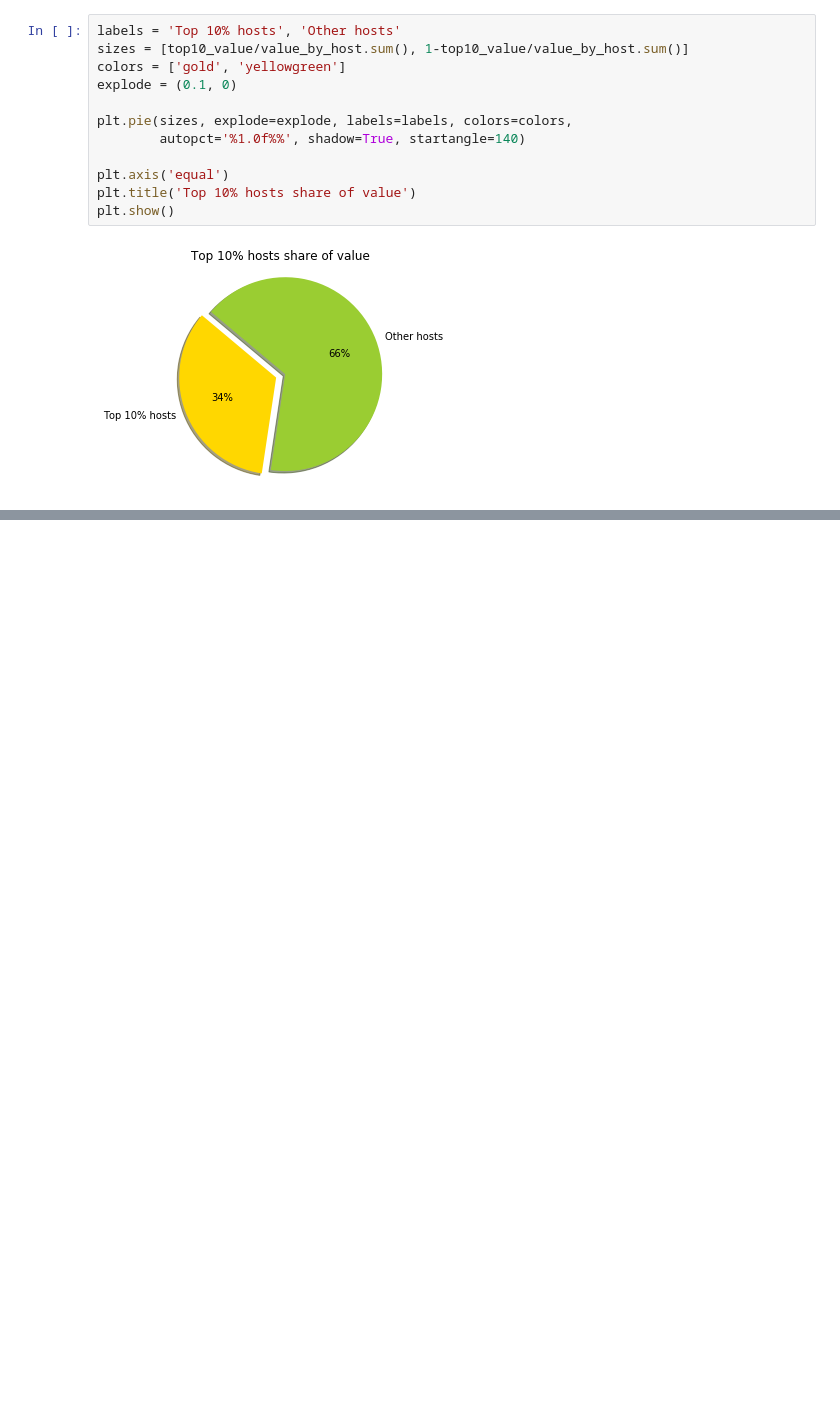
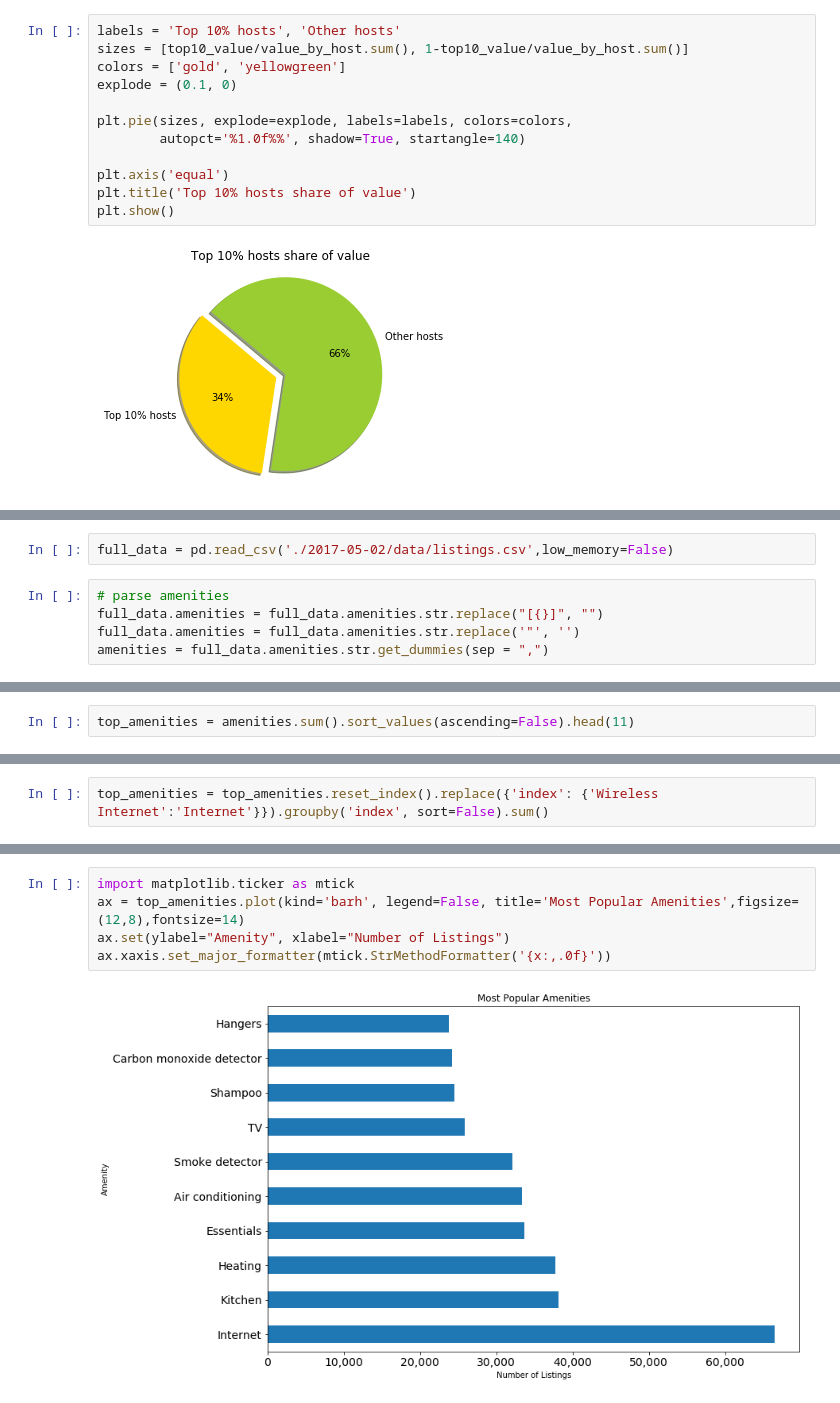
Before and after one commit to Dianaumd/project1, a Jupyter notebook: Visualizations.ipynb, the cells around one changed output, grey strips where cells are left out. Saved outputs shown, nothing was run; the diff lists cells and outputs as text; blank space fills up the shorter version.

```diff
--- a/Visualizations.ipynb
+++ b/Visualizations.ipynb
@@ -90,3 +108,10 @@ Manhattan        19212
 Queens            3821
 Staten Island      261
 Name: id, dtype: int64
+# %%
+full_data = pd.read_csv('./2017-05-02/data/listings.csv',low_memory=False)
+# %%
+# parse amenities
+full_data.amenities = full_data.amenities.str.replace("[{}]", "")
+full_data.amenities = full_data.amenities.str.replace('"', '')
+amenities = full_data.amenities.str.get_dummies(sep = ",")
@@ -92,0 +140,2 @@ Name: id, dtype: int64
+# %%
+top_amenities = amenities.sum().sort_values(ascending=False).head(11)
@@ -92,0 +157,2 @@ Name: id, dtype: int64
+# %%
+top_amenities = top_amenities.reset_index().replace({'index': {'Wireless Internet':'Internet'}}).groupby('index', sort=False).sum()
@@ -92,0 +174,7 @@ Name: id, dtype: int64
+# %%
+import matplotlib.ticker as mtick
+ax = top_amenities.plot(kind='barh', legend=False, title='Most Popular Amenities',figsize=(12,8),fontsize=14)
+ax.set(ylabel="Amenity", xlabel="Number of Listings")
+ax.xaxis.set_major_formatter(mtick.StrMethodFormatter('{x:,.0f}'))
+# %% [output]
+[figure, added]
```
Also changed, not shown: parts of 9 cells of this notebook, 1 other file.
